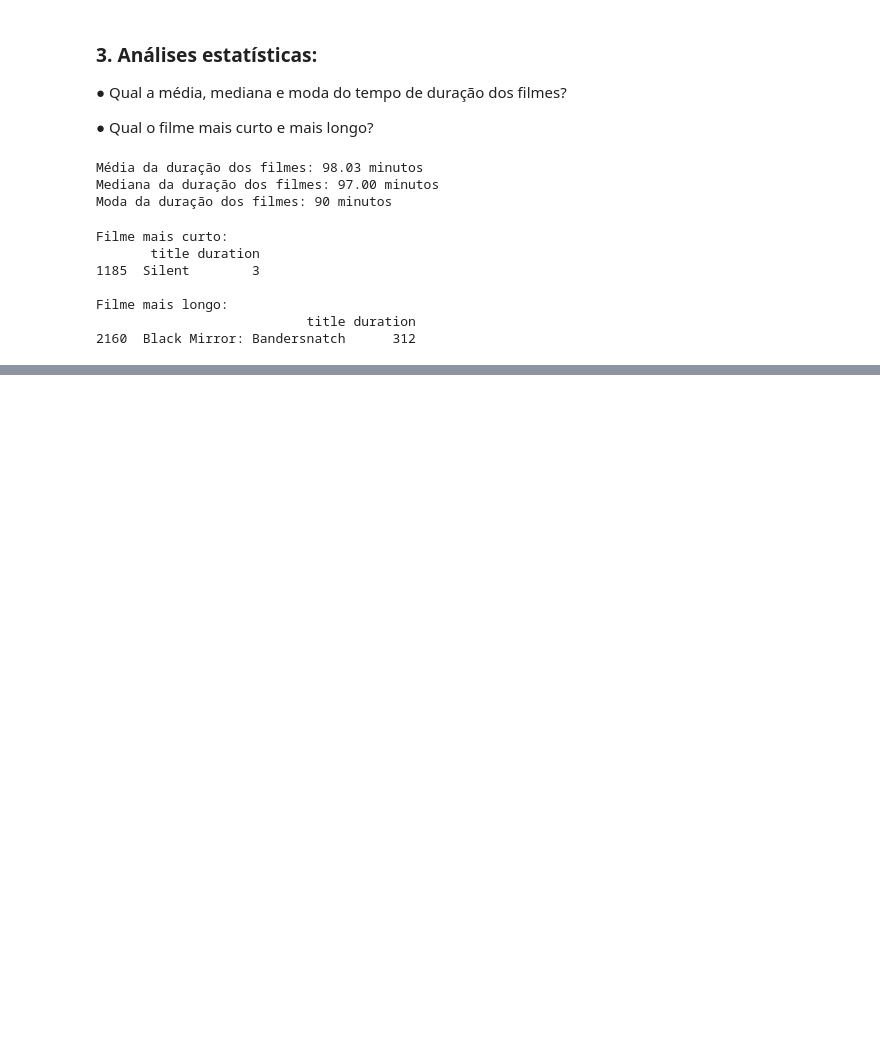
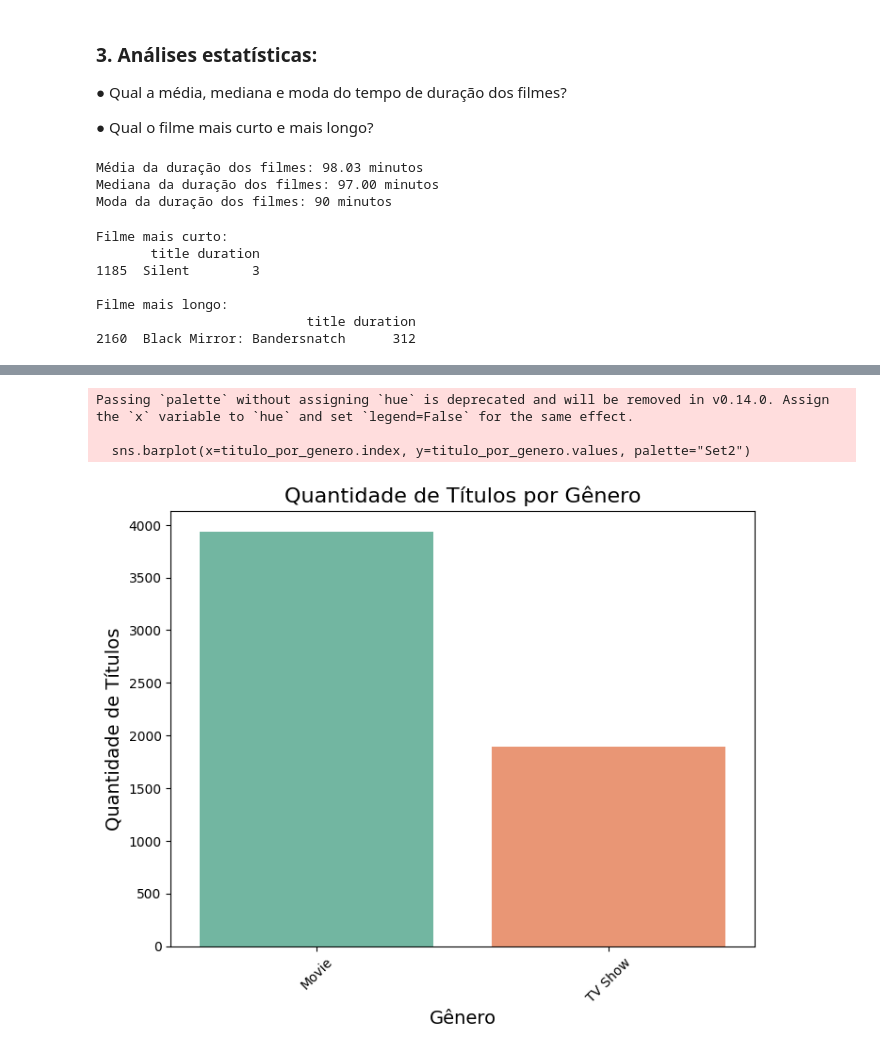
Before and after one commit to bellabrandoni/LocalizaDataAnlytics-Womakers, a Jupyter notebook: Estatisitica com Python- Frequências e Medidas/Desafio/Challenge - Frequências e Medidas.ipynb, the cells around one changed output, grey strips where cells are left out. Cells and saved outputs as stored; diff of their text form; code cells hidden in the pictures; blank space fills up the shorter version.

Commit message:
Visualização de dados - criando graficos com bibliotecas matplotlib e seaborn

```diff
--- a/Estatisitica com Python- Frequências e Medidas/Desafio/Challenge - Frequências e Medidas.ipynb
+++ b/Estatisitica com Python- Frequências e Medidas/Desafio/Challenge - Frequências e Medidas.ipynb
@@ -198,0 +216,30 @@ Filme mais longo:
+# %%
+#df.head()
+
+# Agrupando e contando o número de títulos por gênero (coluna 'type')
+titulo_por_genero = df['type'].value_counts()
+titulo_por_genero
+
+# Criando o gráfico de barras com tamanho 8 por 6
+plt.figure(figsize=(8, 6))
+
+
+#Distribuindo eixos
+# sns.barplot() -> eixo x terá os gêneros e o eixo y terá a quantidade de títulos.
+#palette="viridis": Define o esquema de cores do gráfico
+sns.barplot(x=titulo_por_genero.index, y=titulo_por_genero.values, palette="Set2")
+
+#Ajustes no gráfico:
+# Adicionando títulos e labels
+plt.title('Quantidade de Títulos por Gênero', fontsize=16)
+plt.xlabel('Gênero', fontsize=14)
+plt.ylabel('Quantidade de Títulos', fontsize=14)
+
+# Exibir o gráfico
+plt.xticks(rotation=45)
+plt.show()
+# %% [output]
+Passing `palette` without assigning `hue` is deprecated and will be removed in v0.14.0. Assign the `x` variable to `hue` and set `legend=False` for the same effect.
+
+  sns.barplot(x=titulo_por_genero.index, y=titulo_por_genero.values, palette="Set2")
+[figure, added]
```
Also changed, not shown: parts of 4 cells of this notebook.
